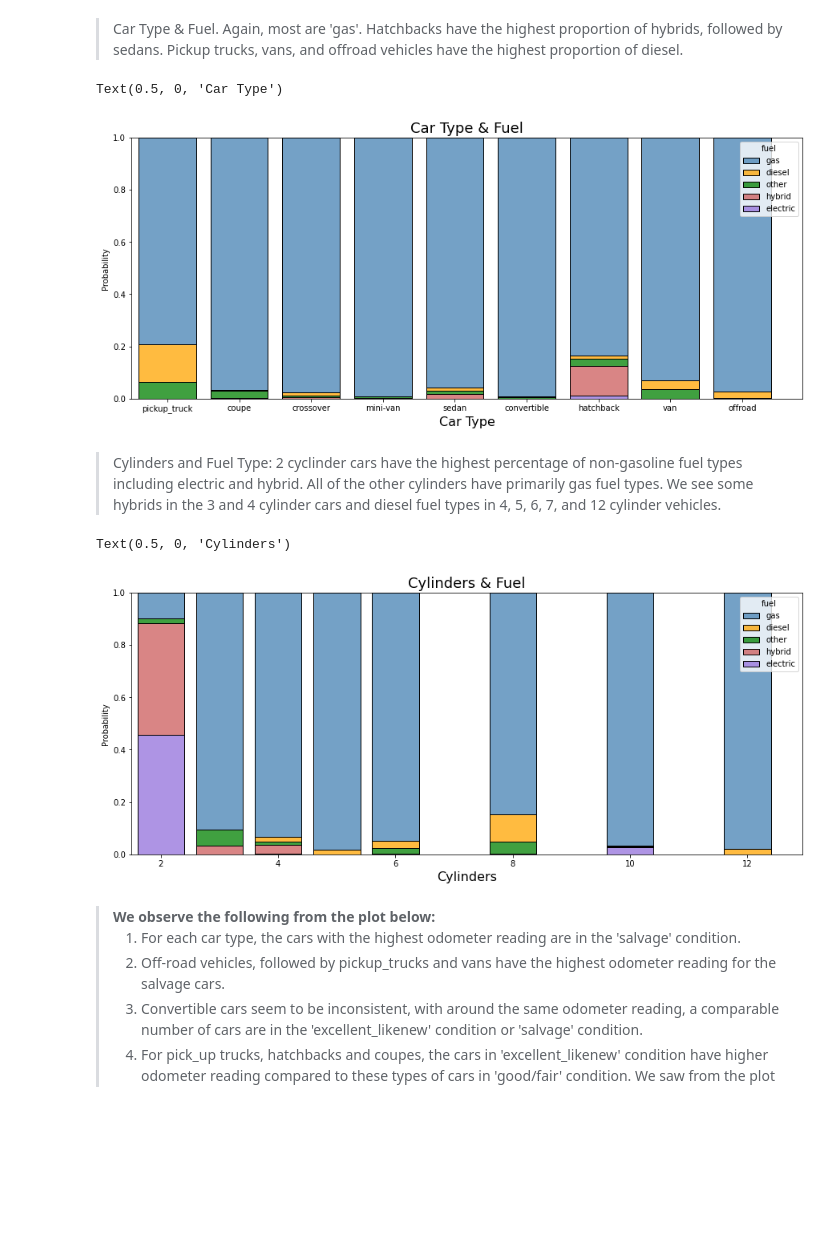
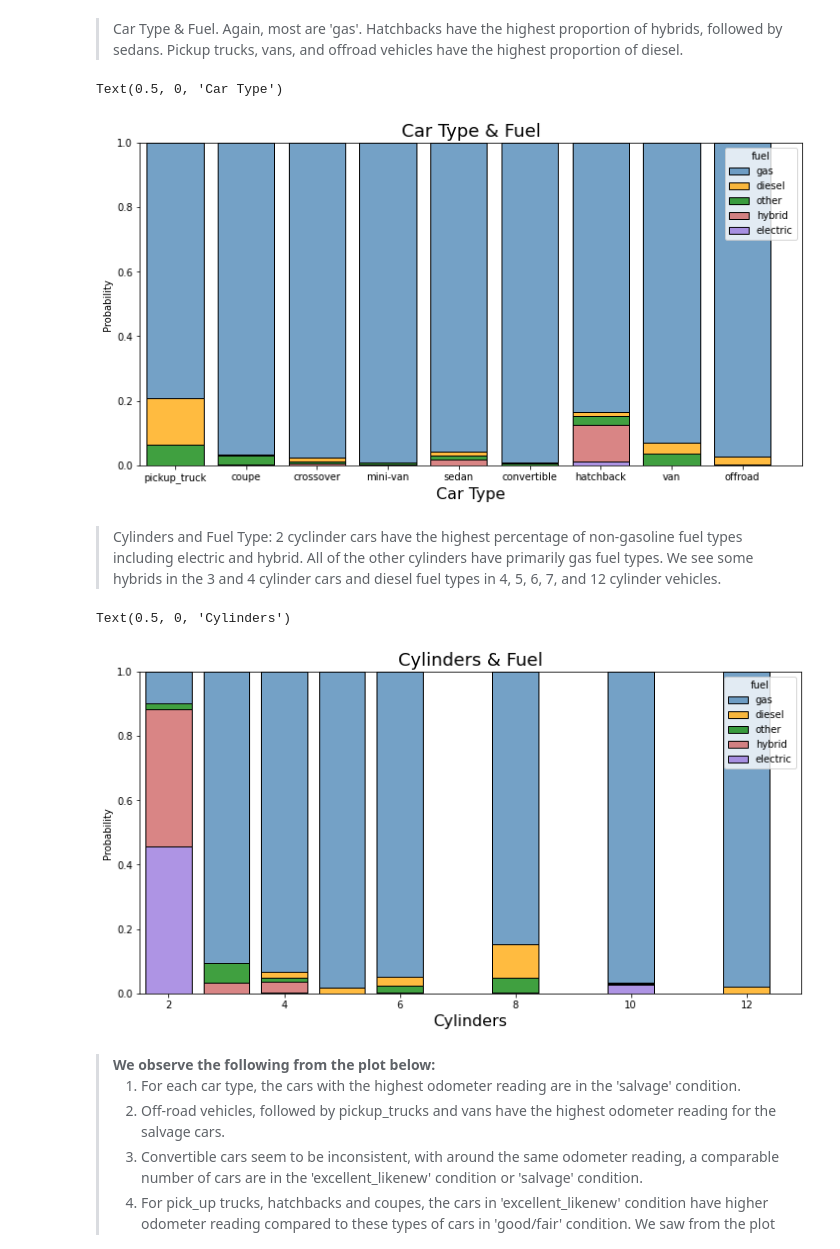
Before and after one commit to RudranilMitra/DS7331_Lab1, a Jupyter notebook: ML - Group Project 1.ipynb, the cells around one changed output. Cells and saved outputs as stored; diff of their text form; code cells hidden in the pictures; blank space fills up the shorter version.

```diff
--- a/ML - Group Project 1.ipynb
+++ b/ML - Group Project 1.ipynb
@@ -931,22 +931,22 @@ plt.show()
 <blockquote>Car Type & Fuel. Again, most are 'gas'.  Hatchbacks have the highest proportion of hybrids, followed by sedans.  Pickup trucks, vans, and offroad vehicles have the highest proportion of diesel.
 # %%
 #proportion plot for cylinders and fuel type
-fig, axs = plt.subplots(ncols=1,figsize=(15,6))
+fig, axs = plt.subplots(ncols=1,figsize=(12,6))
 plt.title("Car Type & Fuel", fontsize=18)
 sns.histplot(car_df, x="type_new", hue="fuel", stat="probability", multiple="fill", shrink=.8, palette=palette, hue_order=hue_order).set_xlabel('Car Type', fontsize = 16)
 # %% [output]
 Text(0.5, 0, 'Car Type')
-[figure, old version]
+[figure, new version]
 # %% [markdown]
 <blockquote>Cylinders and Fuel Type: 2 cyclinder cars have the highest percentage of non-gasoline fuel types including electric and hybrid.  All of the other cylinders have primarily gas fuel types.  We see some hybrids in the 3 and 4 cylinder cars and diesel fuel types in 4, 5, 6, 7, and 12 cylinder vehicles.
 # %%
 #proportion plot for cylinders and fuel type
-fig, axs = plt.subplots(ncols=1,figsize=(15,6))
+fig, axs = plt.subplots(ncols=1,figsize=(12,6))
 plt.title("Cylinders & Fuel", fontsize=18)
 sns.histplot(car_df, x="cylinders", hue="fuel", stat="probability", multiple="fill", shrink=.8, palette=palette, hue_order=hue_order).set_xlabel('Cylinders', fontsize = 16)
 # %% [output]
 Text(0.5, 0, 'Cylinders')
-[figure, old version]
+[figure, new version]
 # %% [markdown]
 <blockquote><b>We observe the following from the plot below:</b><br>
 
```
Also changed, not shown: parts of 7 cells of this notebook, 2 other files.
